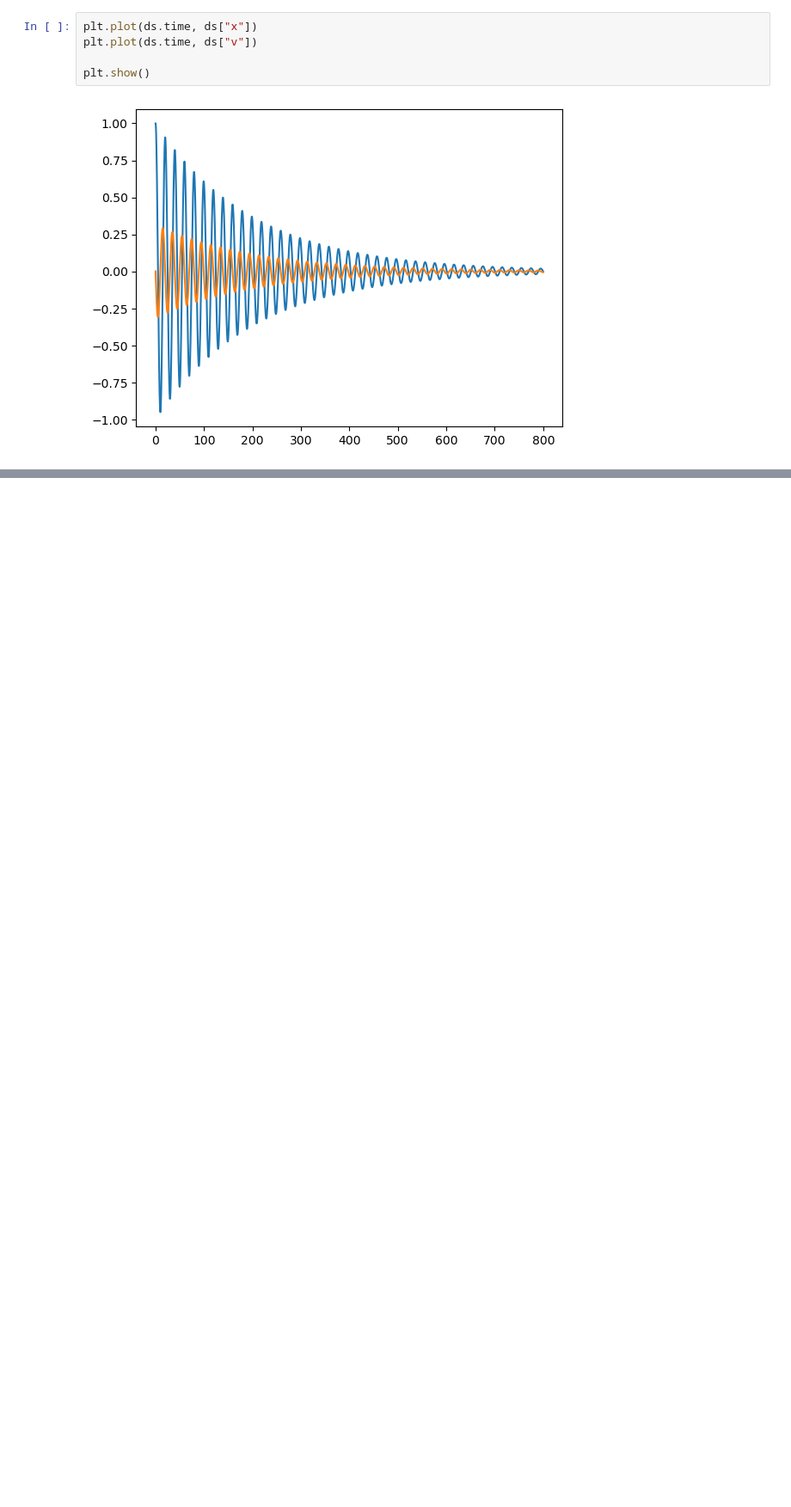
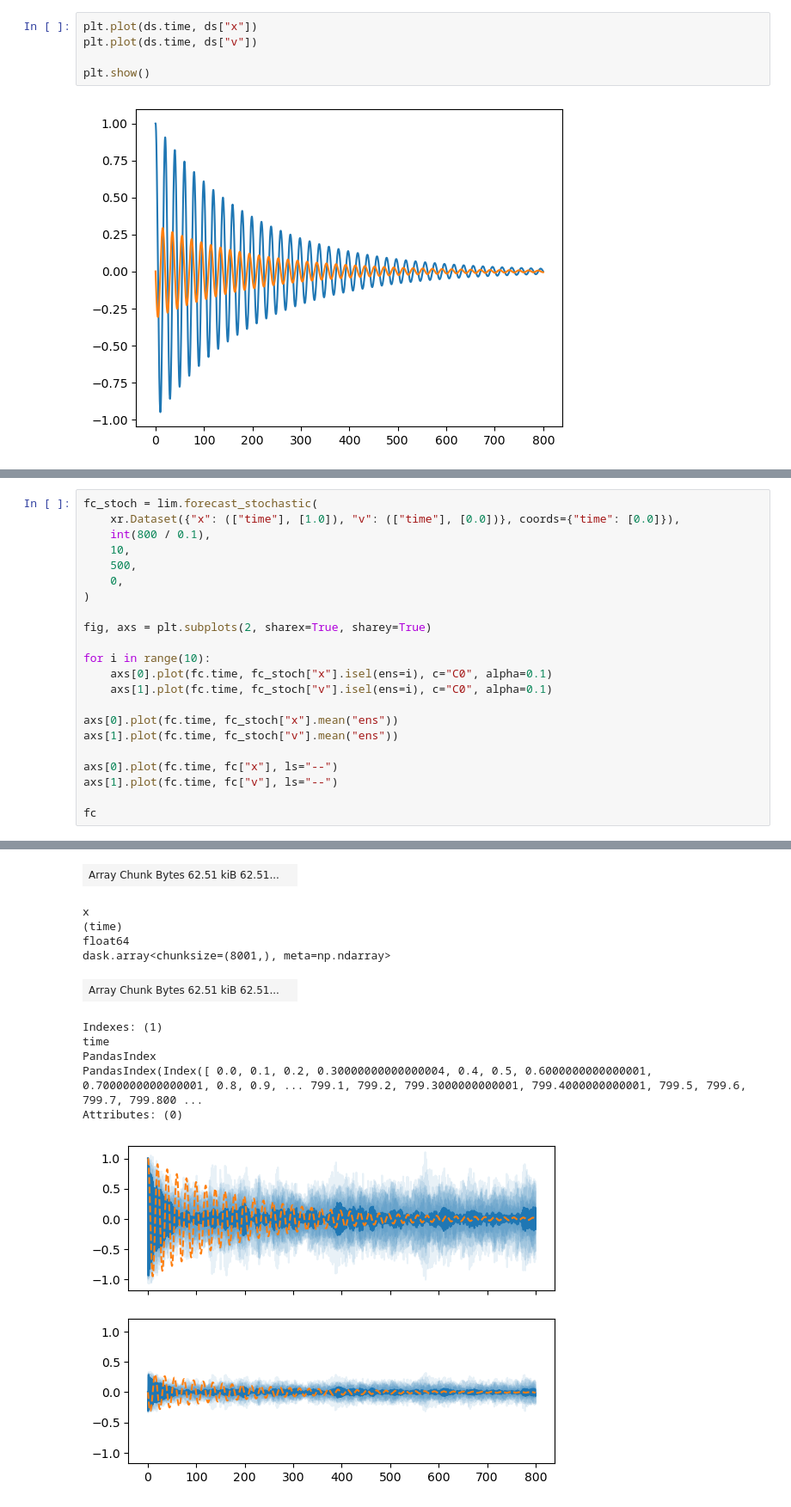
Before and after one commit to DominikStiller/uw-enspred, a Jupyter notebook: project/notebooks/test_pendulum.ipynb, the cells around one changed output, grey strips where cells are left out. Shown: that part at 86% size. Drawn from its saved outputs; the diff is of its cells as text; blank space fills up the shorter version.

Commit message:
Implement stochastic integration

```diff
--- a/project/notebooks/test_pendulum.ipynb
+++ b/project/notebooks/test_pendulum.ipynb
@@ -114,0 +115,23 @@ Attributes: (0)
+# %%
+fc_stoch = lim.forecast_stochastic(
+    xr.Dataset({"x": (["time"], [1.0]), "v": (["time"], [0.0])}, coords={"time": [0.0]}),
+    int(800 / 0.1),
+    10,
+    500,
+    0,
+)
+
+fig, axs = plt.subplots(2, sharex=True, sharey=True)
+
+for i in range(10):
+    axs[0].plot(fc.time, fc_stoch["x"].isel(ens=i), c="C0", alpha=0.1)
+    axs[1].plot(fc.time, fc_stoch["v"].isel(ens=i), c="C0", alpha=0.1)
+
+axs[0].plot(fc.time, fc_stoch["x"].mean("ens"))
+axs[1].plot(fc.time, fc_stoch["v"].mean("ens"))
+
+axs[0].plot(fc.time, fc["x"], ls="--")
+axs[1].plot(fc.time, fc["v"], ls="--")
+
+fc
+# %% [output]
@@ -114,0 +153,12 @@ Attributes: (0)
+| Array Chunk Bytes 62.51 kiB 62.51... |  |
+x
+(time)
+float64
+dask.array<chunksize=(8001,), meta=np.ndarray>
+| Array Chunk Bytes 62.51 kiB 62.51... |  |
+Indexes: (1)
+time
+PandasIndex
+PandasIndex(Index([ 0.0, 0.1, 0.2, 0.30000000000000004, 0.4, 0.5, 0.6000000000000001, 0.7000000000000001, 0.8, 0.9, ... 799.1, 799.2, 799.3000000000001, 799.4000000000001, 799.5, 799.6, 799.7, 799.800 ...
+Attributes: (0)
+[figure, added]
```
Also changed, not shown: parts of 6 cells of this notebook, 7 other files.
